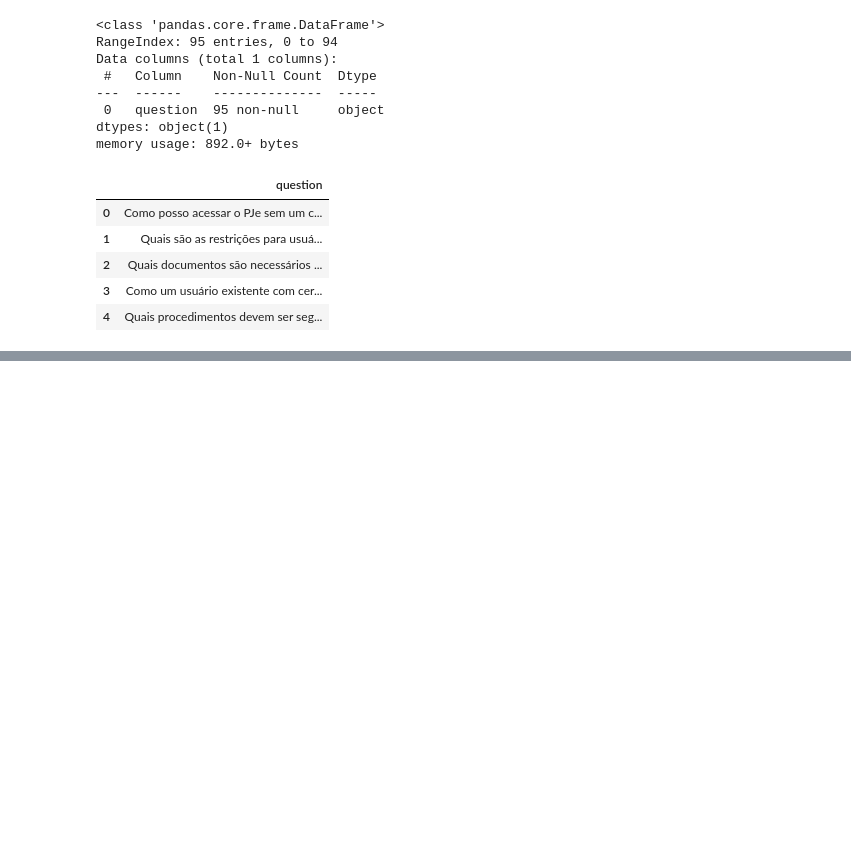
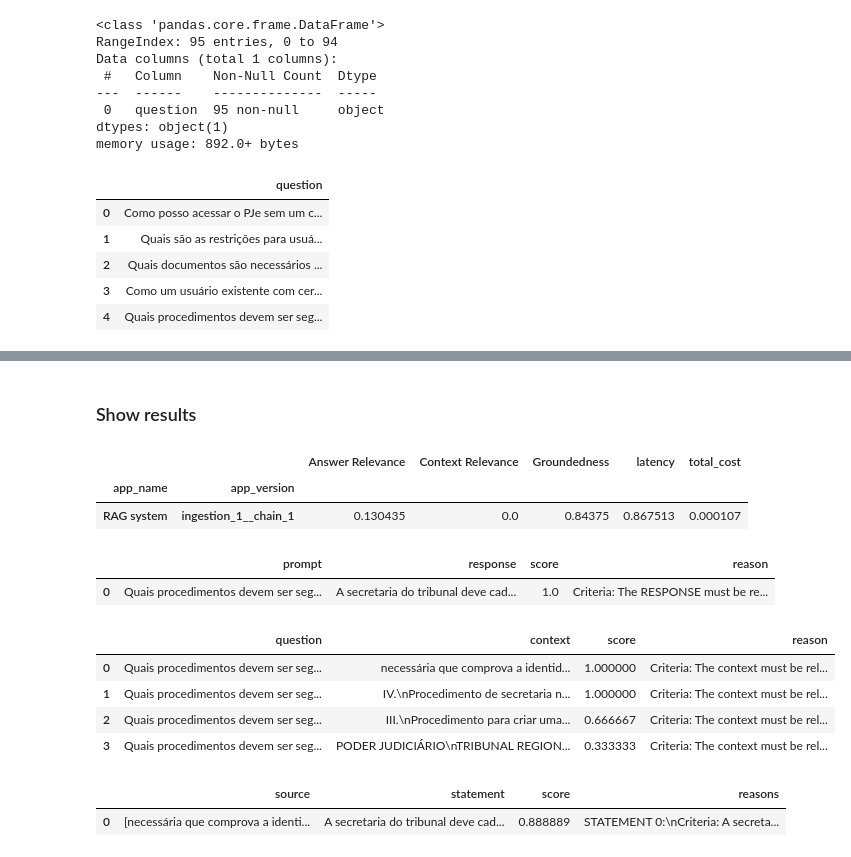
Before and after one commit to rhuanbarros/llm-rag-evaluation, a Jupyter notebook: src/LLM RAG evaluation_2.ipynb, the cells around one changed output, grey strips where cells are left out. Cells and saved outputs as stored; diff of their text form; code cells hidden in the pictures; blank space fills up the shorter version.

```diff
--- a/src/LLM RAG evaluation_2.ipynb
+++ b/src/LLM RAG evaluation_2.ipynb
@@ -11,0 +278,11 @@ True
+# %%
+from langchain_google_genai import ChatGoogleGenerativeAI
+
+llm_gemini = ChatGoogleGenerativeAI(
+    model="gemini-1.5-flash-latest",
+    temperature=0.5,
+    max_tokens=None,
+    timeout=None,
+    max_retries=500,
+    api_key=os.getenv("GEMINI_API_KEY")
+)
@@ -11,0 +313,5 @@ True
+# %%
+response = chain_rag_1_basic.invoke("como resetar a senha do PJe?")
+
+print("================== AI response")
+print( response )
@@ -374,0 +525,7 @@ Usuário já existente com certificado digital
+# %%
+tru_recorder = TruChain(
+    chain_rag_1_basic,
+    app_name="RAG system",
+    app_version="ingestion_1__chain_1",
+    feedbacks=[f_answer_relevance, f_context_relevance, f_groundedness],
+)
@@ -374,0 +537,8 @@ Usuário já existente com certificado digital
+# %%
+for i, row in df_questions.iloc[:5].iterrows():
+    print(i, row["question"])
+
+    with tru_recorder as recording:
+        llm_response = chain_rag_1_basic.invoke(row["question"])
+        print(llm_response)
+        print("=======================================================================================")
@@ -374,0 +565,38 @@ Usuário já existente com certificado digital
+# %% [markdown]
+### Show results
+# %%
+session.get_leaderboard()
+# %% [output]
+|  |  | Answer Relevance | Context Relevance | Groundedness | latency | total_cost |
+| app_name | app_version |  |  |  |  |  |
+| RAG system | ingestion_1__chain_1 | 0.130435 | 0.0 | 0.84375 | 0.867513 | 0.000107 |
+# %%
+from trulens.dashboard.display import get_feedback_result
+
+last_record = recording.records[-1]
+feedback = get_feedback_result(last_record, "Answer Relevance")
+feedback
+# %% [output]
+|  | prompt | response | score | reason |
+| 0 | Quais procedimentos devem ser seg... | A secretaria do tribunal deve cad... | 1.0 | Criteria: The RESPONSE must be re... |
+# %%
+from trulens.dashboard.display import get_feedback_result
+
+last_record = recording.records[-1]
+feedback = get_feedback_result(last_record, "Context Relevance")
+feedback
+# %% [output]
+|  | question | context | score | reason |
+| 0 | Quais procedimentos devem ser seg... | necessária que comprova a identid... | 1.000000 | Criteria: The context must be rel... |
+| 1 | Quais procedimentos devem ser seg... | IV.\nProcedimento de secretaria n... | 1.000000 | Criteria: The context must be rel... |
+| 2 | Quais procedimentos devem ser seg... | III.\nProcedimento para criar uma... | 0.666667 | Criteria: The context must be rel... |
+| 3 | Quais procedimentos devem ser seg... | PODER JUDICIÁRIO\nTRIBUNAL REGION... | 0.333333 | Criteria: The context must be rel... |
+# %%
+from trulens.dashboard.display import get_feedback_result
+
+last_record = recording.records[-1]
+feedback = get_feedback_result(last_record, "Groundedness")
+feedback
+# %% [output]
+|  | source | statement | score | reasons |
+| 0 | [necessária que comprova a identi... | A secretaria do tribunal deve cad... | 0.888889 | STATEMENT 0:\nCriteria: A secreta... |
```
Also changed, not shown: parts of 54 cells of this notebook, 2 other files.
